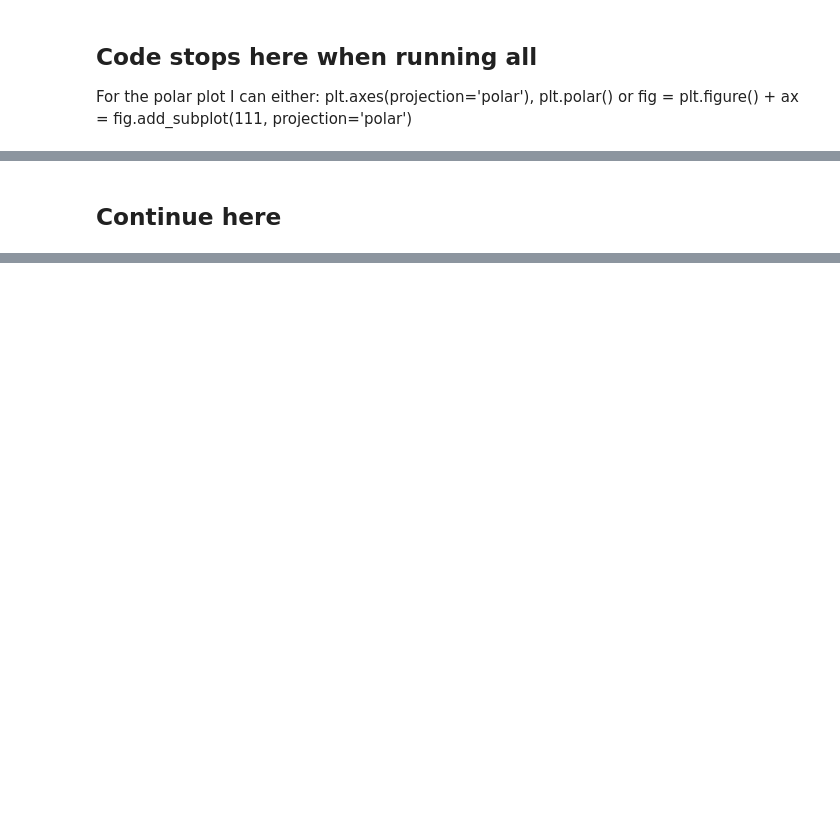
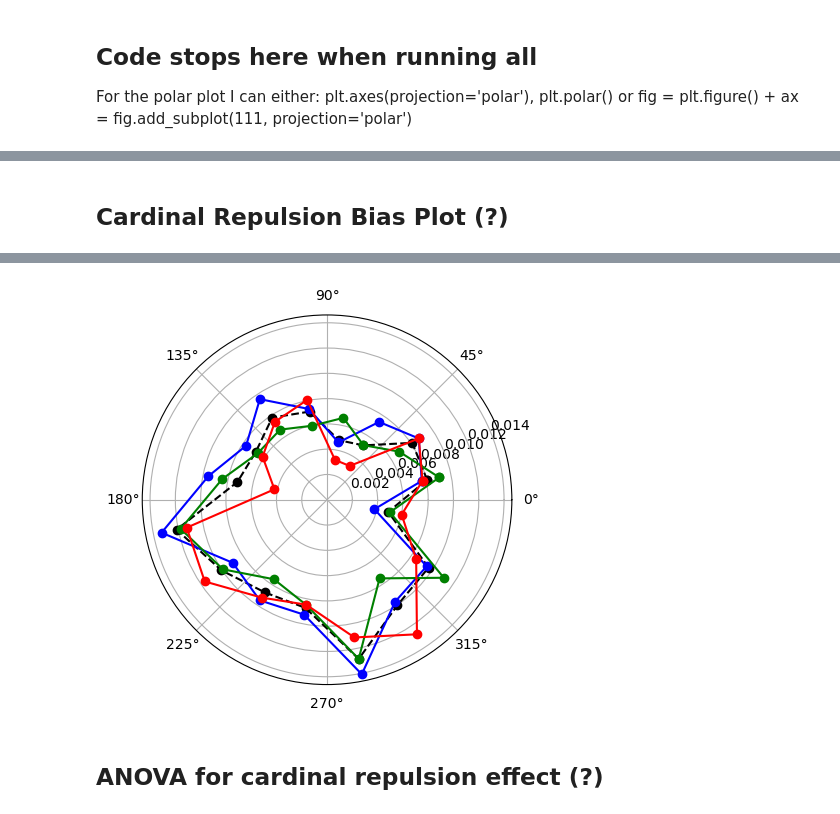
Before and after one commit to aabielefeldt/MultiEyeTem-Clone, a Jupyter notebook: scripts/MultieEyeTemJupyterScript.ipynb, the cells around one changed output, grey strips where cells are left out. Cells and saved outputs as stored; diff of their text form; code cells hidden in the pictures; blank space fills up the shorter version.

```diff
--- a/scripts/MultieEyeTemJupyterScript.ipynb
+++ b/scripts/MultieEyeTemJupyterScript.ipynb
@@ -388,21 +366,20 @@ print(spacing2)
-# %% [markdown]
-## Continue here
+# %% [markdown]
+## Cardinal Repulsion Bias Plot (?)
 # %%
-#Same plot as above but with seemingle simpler code because its without the np.arange of divisions of pi (not sure if this has a benefit maybe)
 
+
+# spacing is what is usually called theta in the polar plots. not sure if this is correct or just a butched way that works,
+# could also be coded using np.arange of divisions of pi, which is more common practice but harder to read
+spacing = np.arange(11.25, 360, 22.5)
+spacing_rad = np.radians(spacing)
+print("spacing_rad1", spacing_rad)
+spacing_rad = np.append(spacing_rad, spacing_rad[0])
+print("spacing_rad2", spacing_rad)
 
 # mbp = mean button press
 mbp_rad = np.radians(mean_rot_button_press)
 print(mbp_rad)
 
-# spacing is what is usually called theta in the polar plots. not sure if this is correct or just a butched way that works
-spacing = np.arange(11.25, 360, 22.5)
-spacing_rad = np.radians(spacing)
-print(spacing_rad)
-
-
-# mean button press per condition (do I already have that somewhere else?)
-mbp_per_con = df.groupby('items_presented')['button_press_clockwise'].mean()
 
 # the following line returns the mean button press proportions for all three conditions -- need to somehow but them in individual
 # variables to then transform them into radians to then use them
@@ -426,52 +403,44 @@ mbp_per_con = df.groupby('items_presented')['button_press_clockwise'].mean()
 
 
 mbp_df = df.groupby(by=['object_cued_rot', 'items_presented'])['button_press_clockwise'].mean()
-
+#print(mbp_df)
+#-> this output looks right but looking at the variable mbp_df in the data viewer looks weird
 # -> this returns a dataframe called mbp_df that is the same size as df but is sorted by object_cued_rot and within each object_cued_rot it is then sorted by items_presented
 
-# this is not gonna work because mbp is not within df
-#mbp1 = df.groupby('items_presented')['mbp'].mean().values
-#mbp1 = df.groupby('items_presented')['button_press_clockwise'].values()
+# seperate by con
+mbp1 = mbp_df.loc[mbp_df.index.get_level_values('items_presented') == 1].tolist()
+mbp1_rad = np.radians(mbp1)
+mbp2 = mbp_df.loc[mbp_df.index.get_level_values('items_presented') == 2].tolist()
+mbp2_rad = np.radians(mbp2)
+mbp3 = mbp_df.loc[mbp_df.index.get_level_values('items_presented') == 3].tolist()
+mbp3_rad = np.radians(mbp3)
 
-print(mbp_df)
-#-> this output looks right but looking at the variable mbp_df in the data viewer looks weird
+print("MBP1:", mbp1)
+print("MBP2:", mbp2)
+print("MBP3:", mbp3)
 
 # Create the polar plot
 fig = plt.figure()
 # maybe change the following line to plt.axes(projection='polar')
 ax = fig.add_subplot(111, projection='polar')
 
-# Plot the data
-#what does ax.plot do?
-ax.plot(spacing_rad, mbp_rad, 'ro--')
+#Repeating the last data point to make it a full circle
+mbp_rad = np.append(mbp_rad, mbp_rad[0])
+mbp1_rad = np.append(mbp1_rad, mbp1_rad[0])
+mbp2_rad = np.append(mbp2_rad, mbp2_rad[0])
+mbp3_rad = np.append(mbp3_rad, mbp3_rad[0])
 
-# need to extract the data from mbp_df that corresponds to each
+# Plot the data for the general mbp
+ax.plot(spacing_rad, mbp_rad, 'ko--')
 
-###### the following line does not work
-mbp1 = mbp_df.loc[(:, 1)]
-print(mbp1)
-
-
-### maybe better to use the df.loc function, something like the following from chatGPT
-# this does not seeem to incorporate all three variables that I need though (excludes the button press I think)
-
-# # Extract all values in 'column3' for category 'X' in 'column2'
-# category_X_values = df.loc[df['column2'] == 'X', 'column3']
-
-# # Extract all values in 'column3' for category 'Y' in 'column2'
-# category_Y_values = df.loc[df['column2'] == 'Y', 'column3']
-
-
-
-
-
-
-ax.plot(spacing_rad, mbp1)
-#ax.plot(spacing_rad, mbp1_rad, 'bo--')
+# Plot the data for the three conditions individually
+ax.plot(spacing_rad, mbp1_rad, 'bo-')
+ax.plot(spacing_rad, mbp2_rad, 'go-')
+ax.plot(spacing_rad, mbp3_rad, 'ro-')
 
 # Set plot attributes (-> labels and shit)
 
-
+plt.legend
 # Show the plot
 plt.show()
 # %% [output]
@@ -478,0 +459 @@ SyntaxError: invalid syntax (3791530417.py, line 60)
+[figure, added]
@@ -526,0 +460,2 @@ plt.show()
+# %% [markdown]
+## ANOVA for cardinal repulsion effect (?)
```
Also changed, not shown: parts of 26 cells of this notebook, 4 other files.
